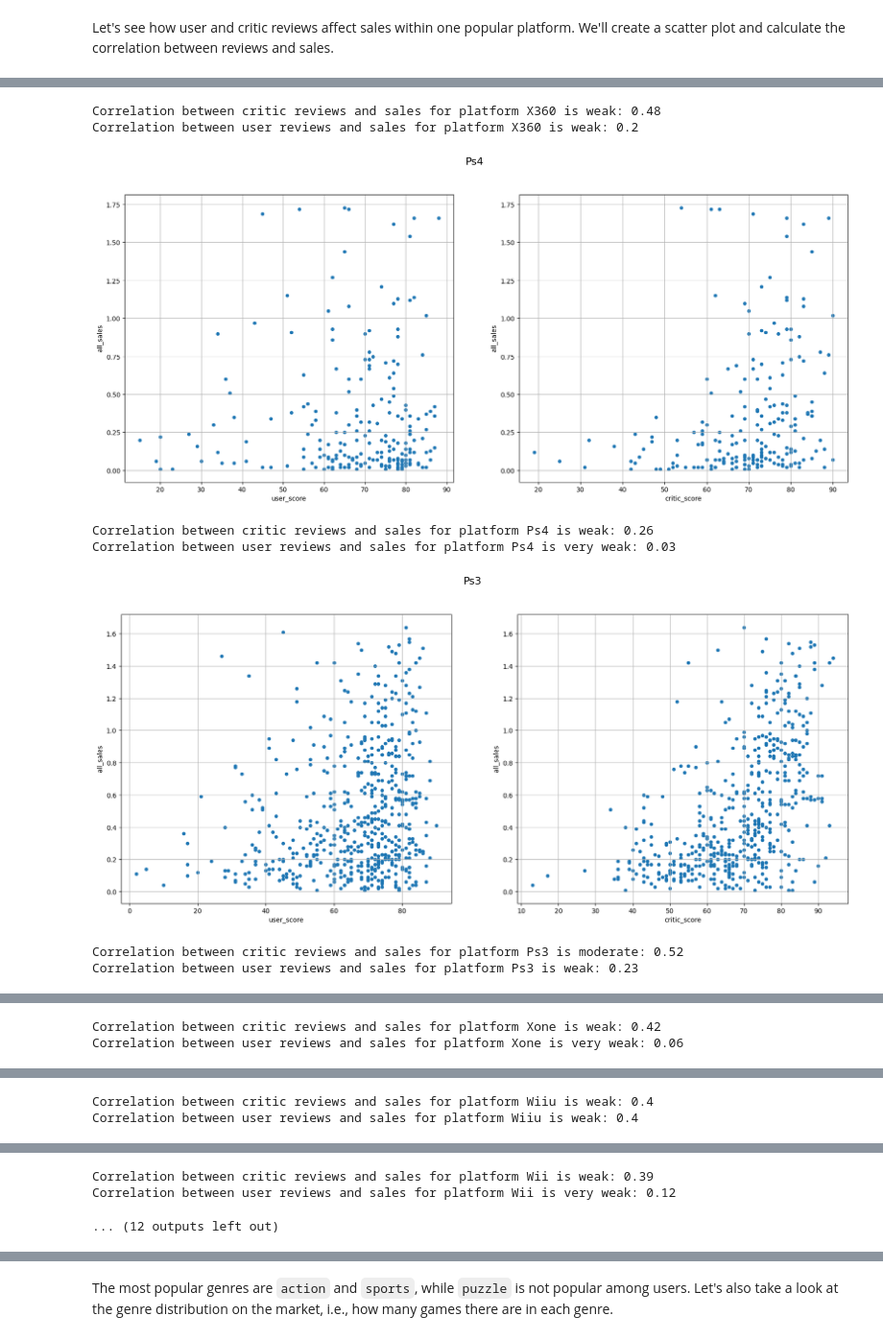
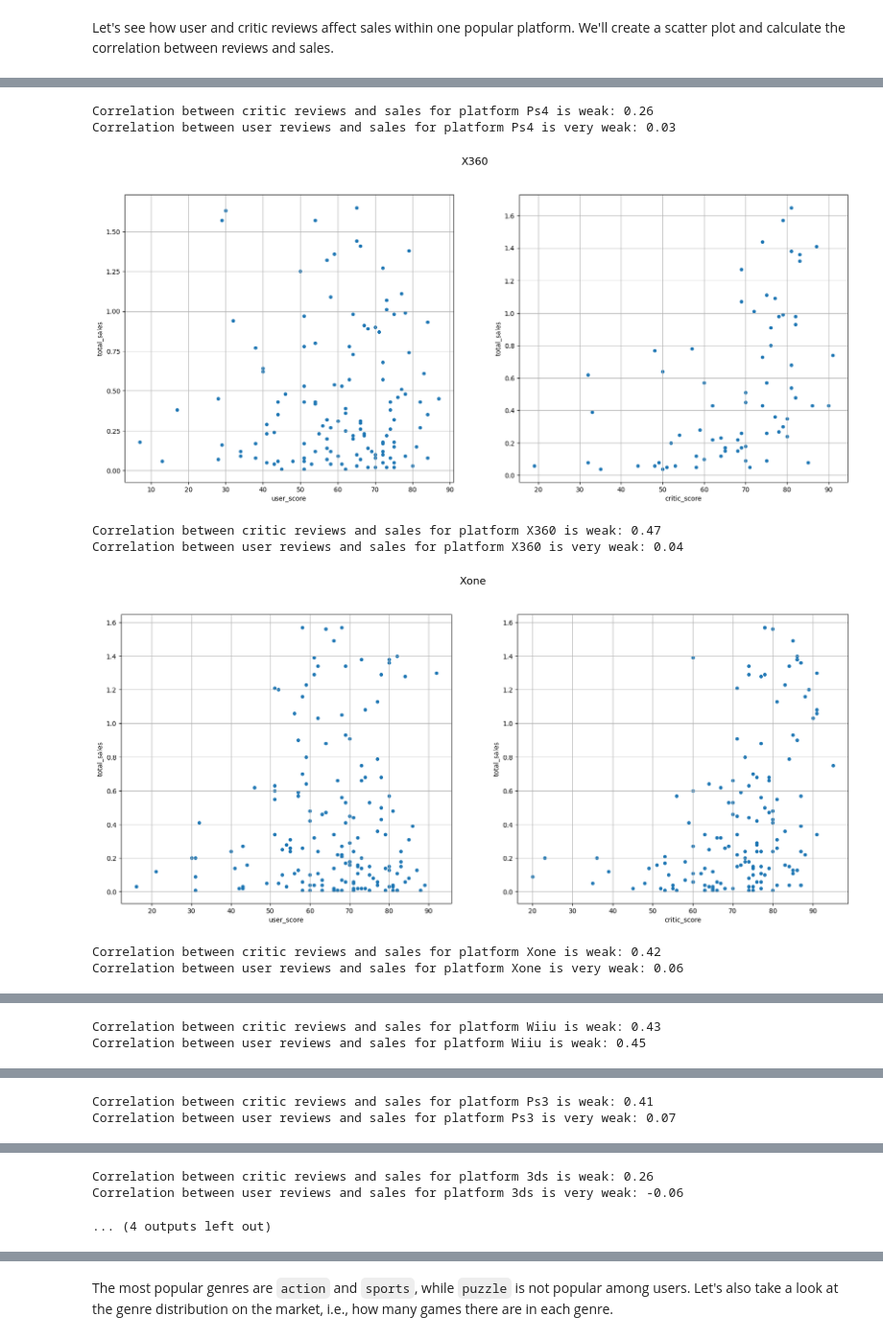
Before and after one commit to mariakyrychok/games, a Jupyter notebook: main.ipynb, the cells around one changed output, grey strips where cells are left out. Shown at 96% size. Saved outputs shown, nothing was run; the diff lists cells and outputs as text; code cells hidden in the pictures.

```diff
--- a/main.ipynb
+++ b/main.ipynb
@@ -282,5 +282,5 @@ Now let's examine how sales have changed by platform.
 biggest_platforms = ['ps2', 'x360', 'ps3', 'wii', 'ds', 'ps']
 
 for platform in biggest_platforms:
-    data[data['platform'] == platform].groupby('year_of_release').agg({'all_sales': 'sum'}).plot(kind='bar', figsize=(16, 8), title=f'Platform {platform.capitalize()}')
+    data[data['platform'] == platform].groupby('year_of_release').agg({'total_sales': 'sum'}).plot(kind='bar', figsize=(16, 8), title=f'Platform {platform.capitalize()}')
 # %% [output]
@@ -299,5 +299,5 @@ Since the goal of our project is to forecast sales for 2017, it's important to f
 # %%
-data = data[data['year_of_release'] >= 2009]
+data = data[data['year_of_release'] >= 2013]
 data.head()
 # %% [output]
 |  | name | platform | year_of_release | genre | na_sales | eu_sales | jp_sales | other_sales | critic_score | ... |
@@ -323,4 +323,4 @@ On the market, platforms like *PS3*, *X360*, *Wii*, *DS* are still leading. But
 # %%
 for platform in data['platform'].unique():
-    data[data['platform'] == platform].groupby('year_of_release').agg({'all_sales': 'sum'}).plot(kind='bar', figsize=(16, 8), title=f'Platform {platform.capitalize()}')
+    data[data['platform'] == platform].groupby('year_of_release').agg({'total_sales': 'sum'}).plot(kind='bar', figsize=(16, 8), title=f'Platform {platform.capitalize()}')
 # %% [output]
@@ -368,10 +369,10 @@ def get_whiskers(dataset):
     )
 
 for platform in data['platform'].unique():
-    l_whisker, r_whisker = get_whiskers(data.loc[data['platform'] == platform, 'all_sales'])
+    l_whisker, r_whisker = get_whiskers(data.loc[data['platform'] == platform, 'total_sales'])
     data = data[~(
             (data['platform'] == platform) &
-            ((data['all_sales'] < l_whisker) | (data['all_sales'] > r_whisker)))]
+            ((data['total_sales'] < l_whisker) | (data['total_sales'] > r_whisker)))]
 # %% [markdown]
 Let's see how user and critic reviews affect sales within one popular platform. We'll create a scatter plot and calculate the correlation between reviews and sales.
 # %%
@@ -406,16 +409,17 @@ Let's look at the correlation between `user_score` and `all_sales`, as well as b
 # %%
-for platform in data['platform'].unique():
+platforms = ['ps4', 'x360', 'xone', 'wiiu', 'ps3', '3ds', 'pc', 'psv']
+for platform in platforms:
     fig, (ax1, ax2) = plt.subplots(1, 2, figsize=(20,8))
 
     platform_data = data[data['platform'] == platform]
 
-    platform_data.plot(x='user_score', y='all_sales', kind='scatter', grid=True, ax=ax1)
-    platform_data.plot(x='critic_score', y='all_sales', kind='scatter', grid=True, ax=ax2)
+    platform_data.plot(x='user_score', y='total_sales', kind='scatter', grid=True, ax=ax1)
+    platform_data.plot(x='critic_score', y='total_sales', kind='scatter', grid=True, ax=ax2)
     fig.suptitle(platform.capitalize(), fontsize=16)
     plt.show()
 
-    user_sales_corr = round(platform_data['all_sales'].corr(platform_data['user_score']), 2)
-    critic_sales_corr = round(platform_data['all_sales'].corr(platform_data['critic_score']), 2)
+    user_sales_corr = round(platform_data['total_sales'].corr(platform_data['user_score']), 2)
+    critic_sales_corr = round(platform_data['total_sales'].corr(platform_data['critic_score']), 2)
 
     print(f"Correlation between critic reviews and sales for platform {platform.capitalize()} is {corr_category(critic_sales_corr)}: {critic_sales_corr}")
     print(f"Correlation between user reviews and sales for platform {platform.capitalize()} is {corr_category(user_sales_corr)}: {user_sales_corr}")
@@ -425,8 +429,8 @@ for platform in data['platform'].unique():
-Correlation between critic reviews and sales for platform X360 is weak: 0.48
-Correlation between user reviews and sales for platform X360 is weak: 0.2
+Correlation between critic reviews and sales for platform Ps4 is weak: 0.26
+Correlation between user reviews and sales for platform Ps4 is very weak: 0.03
-[figure, old version]
+[figure, new version]
-Correlation between critic reviews and sales for platform Ps4 is weak: 0.26
-Correlation between user reviews and sales for platform Ps4 is very weak: 0.03
+Correlation between critic reviews and sales for platform X360 is weak: 0.47
+Correlation between user reviews and sales for platform X360 is very weak: 0.04
-[figure, old version]
+[figure, new version]
-Correlation between critic reviews and sales for platform Ps3 is moderate: 0.52
-Correlation between user reviews and sales for platform Ps3 is weak: 0.23
+Correlation between critic reviews and sales for platform Xone is weak: 0.42
+Correlation between user reviews and sales for platform Xone is very weak: 0.06
@@ -434,2 +438,2 @@ Correlation between user reviews and sales for platform Ps3 is weak: 0.23
-Correlation between critic reviews and sales for platform Xone is weak: 0.42
-Correlation between user reviews and sales for platform Xone is very weak: 0.06
+Correlation between critic reviews and sales for platform Wiiu is weak: 0.43
+Correlation between user reviews and sales for platform Wiiu is weak: 0.45
@@ -437,2 +441,2 @@ Correlation between user reviews and sales for platform Xone is very weak: 0.06
-Correlation between critic reviews and sales for platform Wiiu is weak: 0.4
-Correlation between user reviews and sales for platform Wiiu is weak: 0.4
+Correlation between critic reviews and sales for platform Ps3 is weak: 0.41
+Correlation between user reviews and sales for platform Ps3 is very weak: 0.07
@@ -440,4 +444,4 @@ Correlation between user reviews and sales for platform Wiiu is weak: 0.4
-Correlation between critic reviews and sales for platform Wii is weak: 0.39
-Correlation between user reviews and sales for platform Wii is very weak: 0.12
+Correlation between critic reviews and sales for platform 3ds is weak: 0.26
+Correlation between user reviews and sales for platform 3ds is very weak: -0.06
-... (12 outputs left out)
+... (4 outputs left out)
 # %% [markdown]
```
Also changed, not shown: parts of 35 cells of this notebook.
